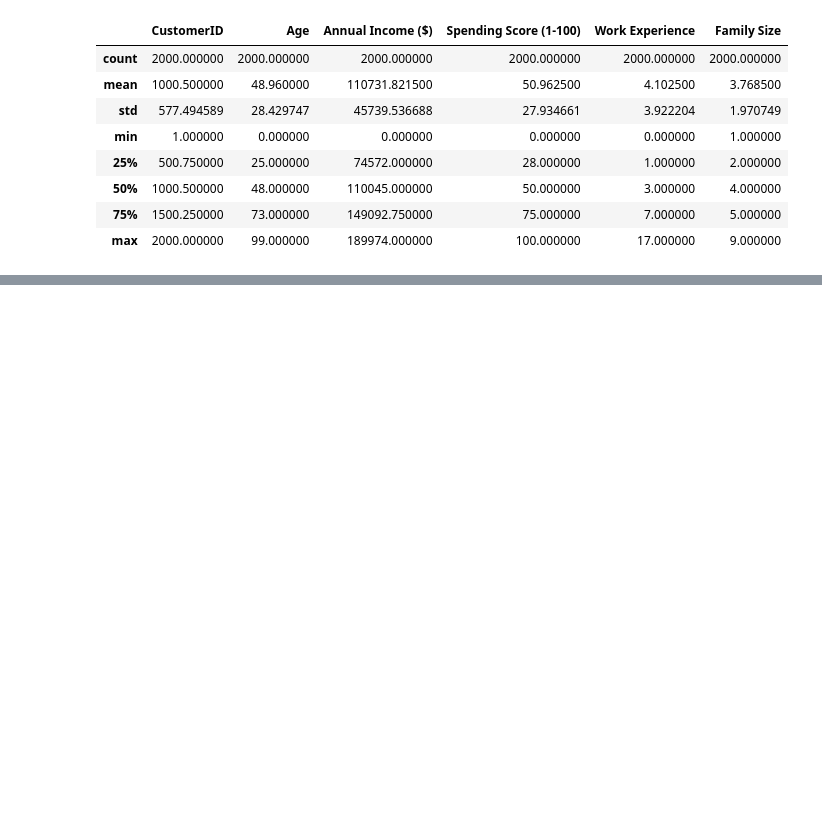
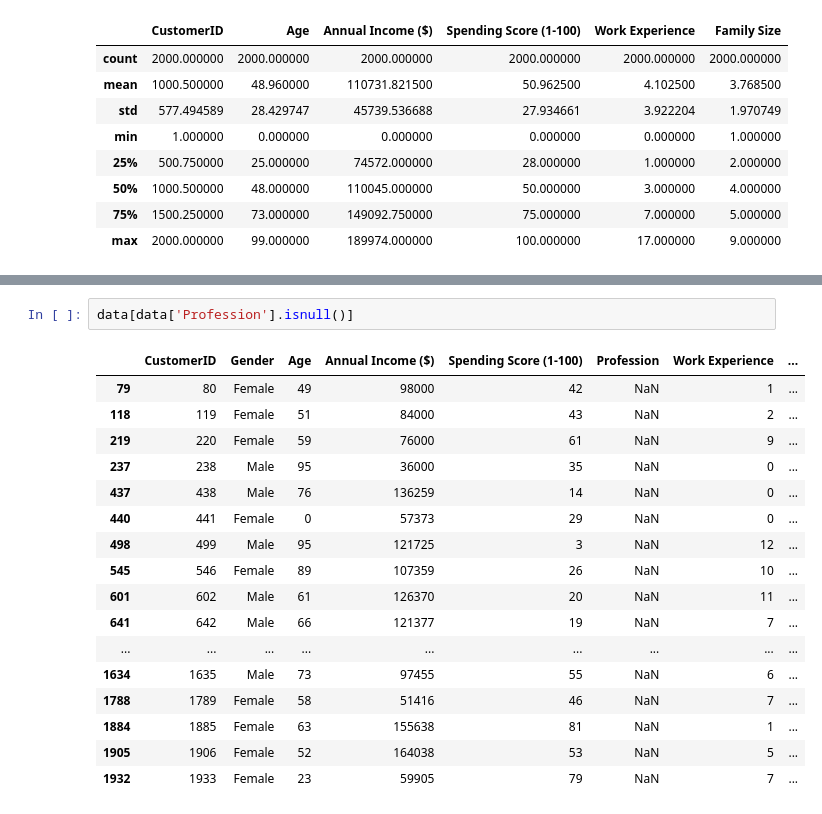
Before and after one commit to aryanrada/data-visualization-project, a Jupyter notebook: Shops_customer_data_analysis/analysis.ipynb, the cells around one changed output, grey strips where cells are left out. Drawn from its saved outputs; the diff is of its cells as text; blank space fills up the shorter version.

```diff
--- a/Shops_customer_data_analysis/analysis.ipynb
+++ b/Shops_customer_data_analysis/analysis.ipynb
@@ -55,0 +65,20 @@ data.describe()
+# %%
+data[data['Profession'].isnull()]
+# %% [output]
+|  | CustomerID | Gender | Age | Annual Income ($) | Spending Score (1-100) | Profession | Work Experience | ... |
+| 79 | 80 | Female | 49 | 98000 | 42 | NaN | 1 | ... |
+| 118 | 119 | Female | 51 | 84000 | 43 | NaN | 2 | ... |
+| 219 | 220 | Female | 59 | 76000 | 61 | NaN | 9 | ... |
+| 237 | 238 | Male | 95 | 36000 | 35 | NaN | 0 | ... |
+| 437 | 438 | Male | 76 | 136259 | 14 | NaN | 0 | ... |
+| 440 | 441 | Female | 0 | 57373 | 29 | NaN | 0 | ... |
+| 498 | 499 | Male | 95 | 121725 | 3 | NaN | 12 | ... |
+| 545 | 546 | Female | 89 | 107359 | 26 | NaN | 10 | ... |
+| 601 | 602 | Male | 61 | 126370 | 20 | NaN | 11 | ... |
+| 641 | 642 | Male | 66 | 121377 | 19 | NaN | 7 | ... |
+| ... | ... | ... | ... | ... | ... | ... | ... | ... |
+| 1634 | 1635 | Male | 73 | 97455 | 55 | NaN | 6 | ... |
+| 1788 | 1789 | Female | 58 | 51416 | 46 | NaN | 7 | ... |
+| 1884 | 1885 | Female | 63 | 155638 | 81 | NaN | 1 | ... |
+| 1905 | 1906 | Female | 52 | 164038 | 53 | NaN | 5 | ... |
+| 1932 | 1933 | Female | 23 | 59905 | 79 | NaN | 7 | ... |
```
Also changed, not shown: parts of 5 cells of this notebook.
